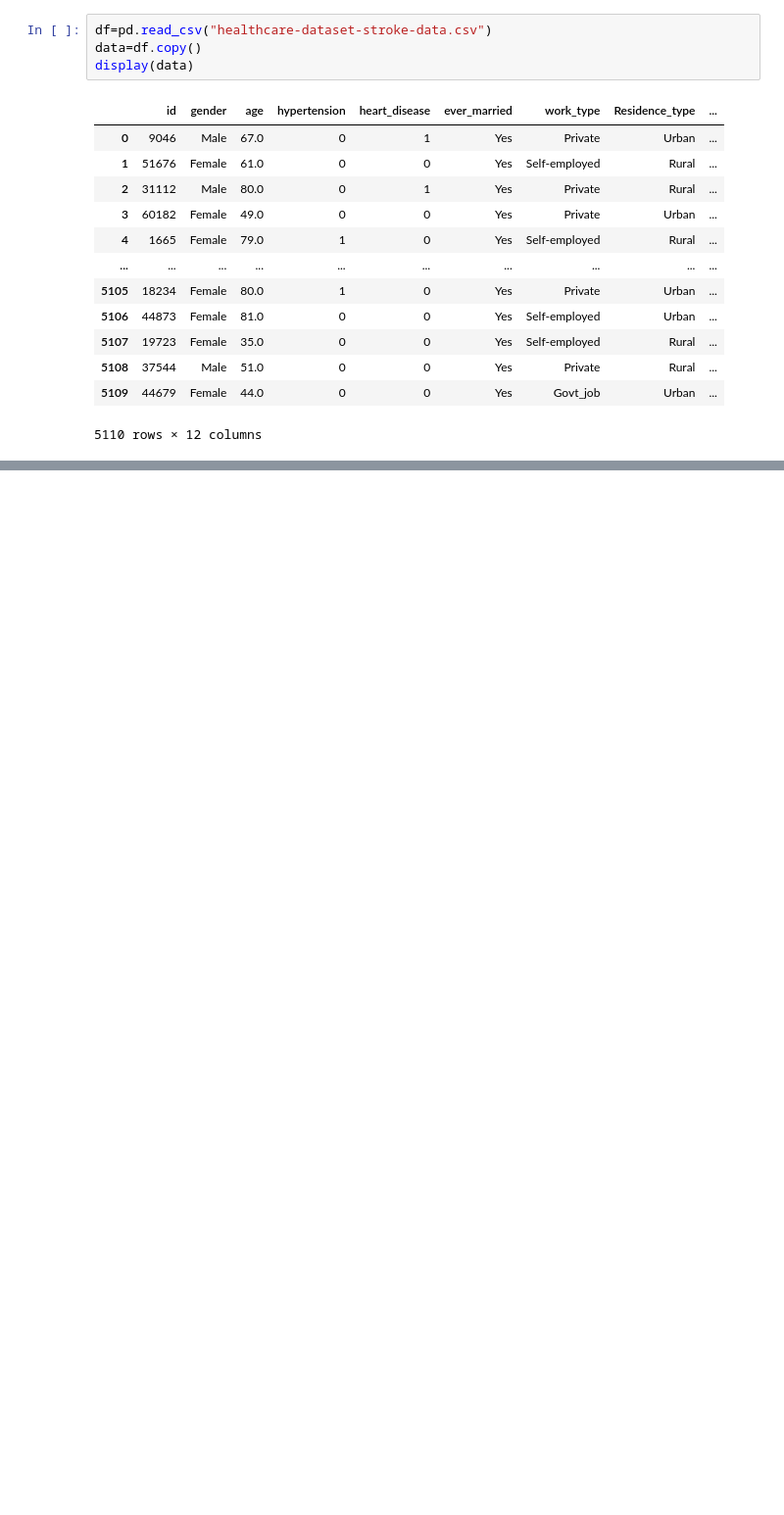
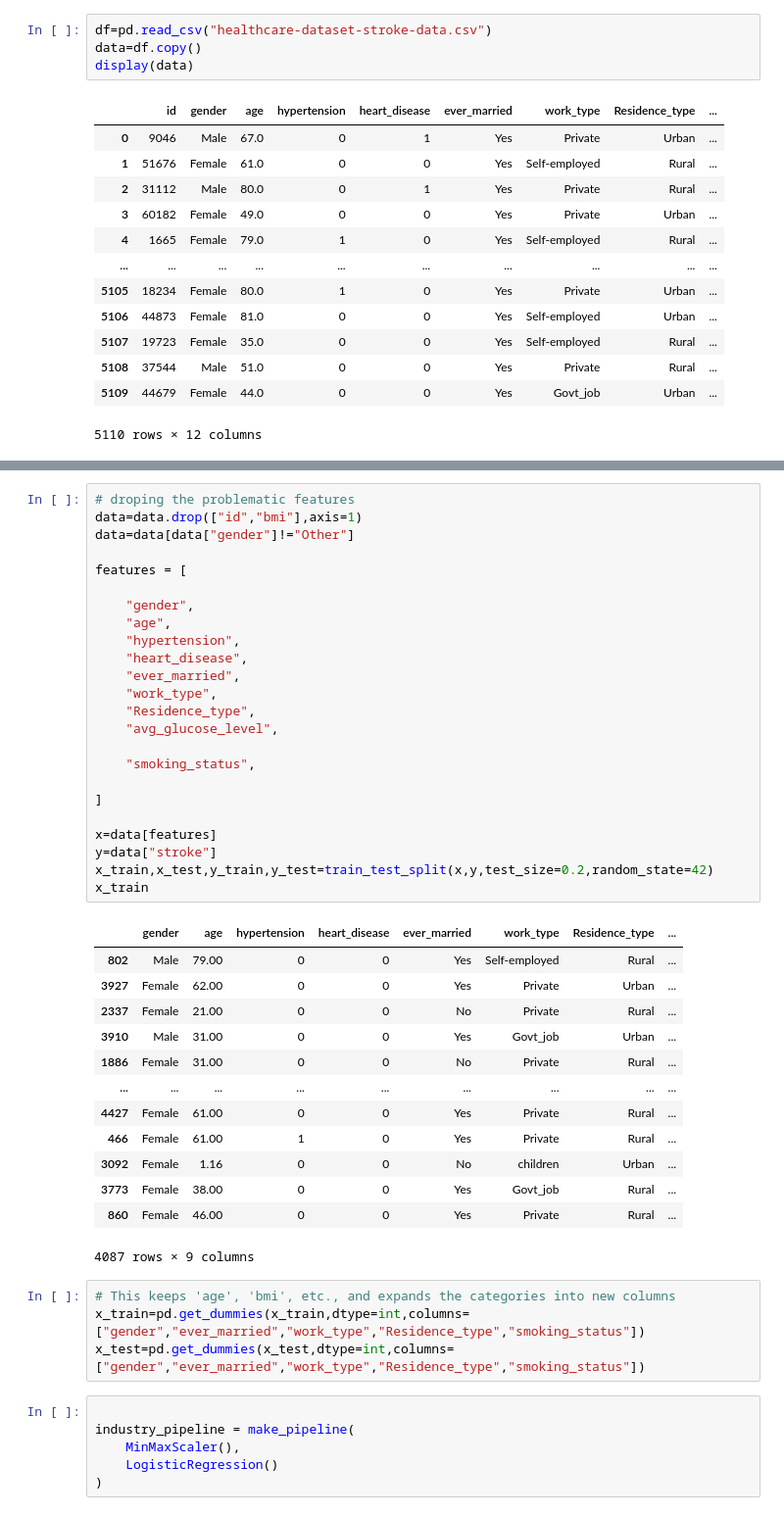
Before and after one commit to YS-Pundir/Applied-Machine-Learning-Workflows, a Jupyter notebook: Supervised Learning/model.ipynb, the cells around one changed output, grey strips where cells are left out. Shown at 98% size. Saved outputs shown, nothing was run; the diff lists cells and outputs as text; blank space fills up the shorter version.

Commit message:
adding the Pipeline evaluation

```diff
--- a/Supervised Learning/model.ipynb
+++ b/Supervised Learning/model.ipynb
@@ -111,0 +125,48 @@ ____________________________________________________________
+# %%
+# droping the problematic features
+data=data.drop(["id","bmi"],axis=1)
+data=data[data["gender"]!="Other"]
+
+features = [
+
+    "gender",
+    "age",
+    "hypertension",
+    "heart_disease",
+    "ever_married",
+    "work_type",
+    "Residence_type",
+    "avg_glucose_level",
+
+    "smoking_status",
+
+]
+
+x=data[features]
+y=data["stroke"]
+x_train,x_test,y_train,y_test=train_test_split(x,y,test_size=0.2,random_state=42)
+x_train
+# %% [output]
+|  | gender | age | hypertension | heart_disease | ever_married | work_type | Residence_type | ... |
+| 802 | Male | 79.00 | 0 | 0 | Yes | Self-employed | Rural | ... |
+| 3927 | Female | 62.00 | 0 | 0 | Yes | Private | Urban | ... |
+| 2337 | Female | 21.00 | 0 | 0 | No | Private | Rural | ... |
+| 3910 | Male | 31.00 | 0 | 0 | Yes | Govt_job | Urban | ... |
+| 1886 | Female | 31.00 | 0 | 0 | No | Private | Rural | ... |
+| ... | ... | ... | ... | ... | ... | ... | ... | ... |
+| 4427 | Female | 61.00 | 0 | 0 | Yes | Private | Rural | ... |
+| 466 | Female | 61.00 | 1 | 0 | Yes | Private | Rural | ... |
+| 3092 | Female | 1.16 | 0 | 0 | No | children | Urban | ... |
+| 3773 | Female | 38.00 | 0 | 0 | Yes | Govt_job | Rural | ... |
+| 860 | Female | 46.00 | 0 | 0 | Yes | Private | Rural | ... |
+4087 rows × 9 columns
+# %%
+# This keeps 'age', 'bmi', etc., and expands the categories into new columns
+x_train=pd.get_dummies(x_train,dtype=int,columns=["gender","ever_married","work_type","Residence_type","smoking_status"])
+x_test=pd.get_dummies(x_test,dtype=int,columns=["gender","ever_married","work_type","Residence_type","smoking_status"])
+# %%
+
+industry_pipeline = make_pipeline(
+    MinMaxScaler(),
+    LogisticRegression()
+)
```
Also changed, not shown: parts of 3 cells of this notebook.
